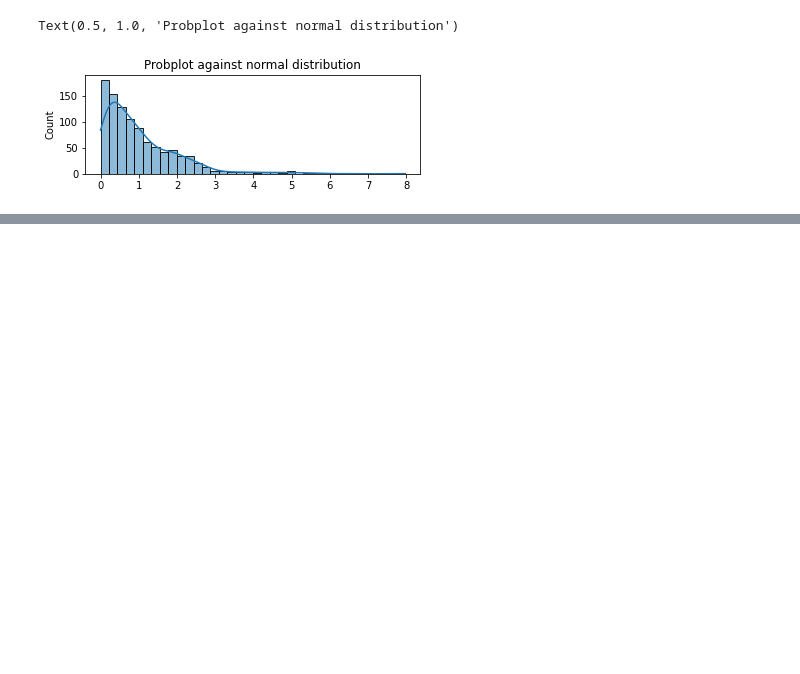
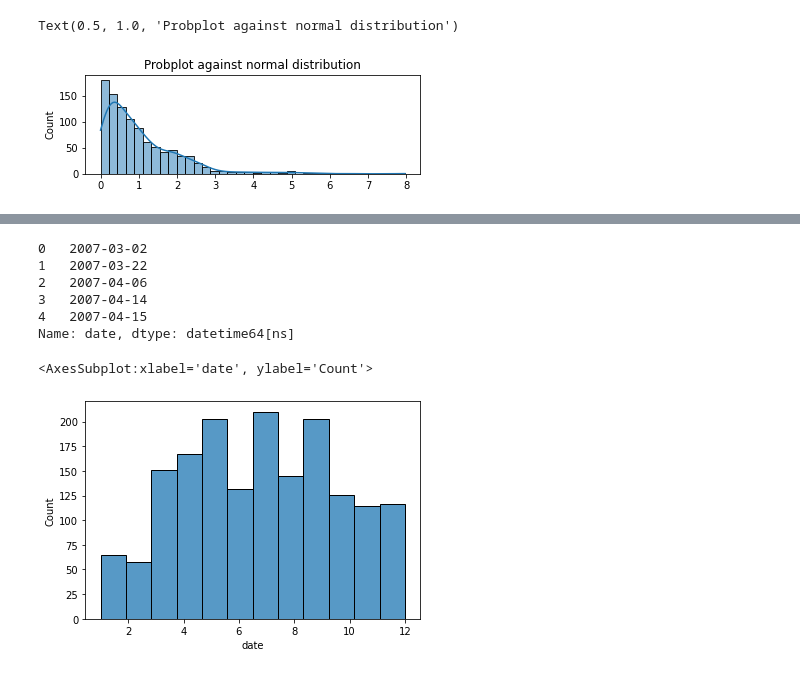
Before and after one commit to SUNILkhadka/internship-ds, a Jupyter notebook: prerequisites-courses/data-cleaning.ipynb, the cells around one changed output, grey strips where cells are left out. Drawn from its saved outputs; the diff is of its cells as text; code cells hidden in the pictures; blank space fills up the shorter version.

```diff
--- a/prerequisites-courses/data-cleaning.ipynb
+++ b/prerequisites-courses/data-cleaning.ipynb
@@ -173,0 +175,2 @@ Text(0.5, 1.0, 'Probplot against normal distribution')
+# %%
+catalog_df = pd.read_csv('~/Documents/Internship/Github/internship-ds/prerequisites-courses/data/catalog.csv')
@@ -173,0 +186,2 @@ Text(0.5, 1.0, 'Probplot against normal distribution')
+# %%
+catalog_df['date']= pd.to_datetime(catalog_df['date'],format="%m/%d/%y")
@@ -173,0 +196,16 @@ Text(0.5, 1.0, 'Probplot against normal distribution')
+# %%
+catalog_df['date'][:5]
+# %% [output]
+0   2007-03-02
+1   2007-03-22
+2   2007-04-06
+3   2007-04-14
+4   2007-04-15
+Name: date, dtype: datetime64[ns]
+# %%
+month_data = catalog_df['date'].dt.month
+# %%
+sns.histplot(month_data,kde=False,bins=12)
+# %% [output]
+<AxesSubplot:xlabel='date', ylabel='Count'>
+[figure, added]
```
Also changed, not shown: parts of 10 cells of this notebook, 1 other file.
